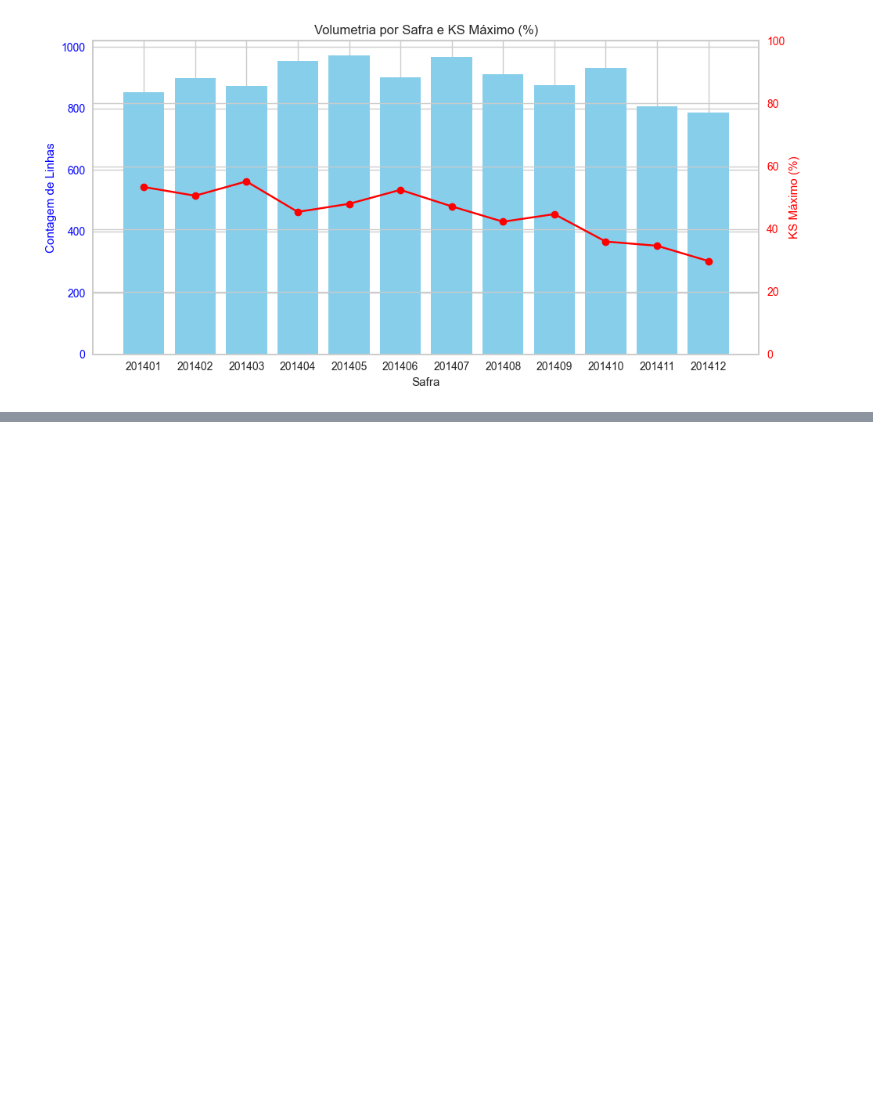
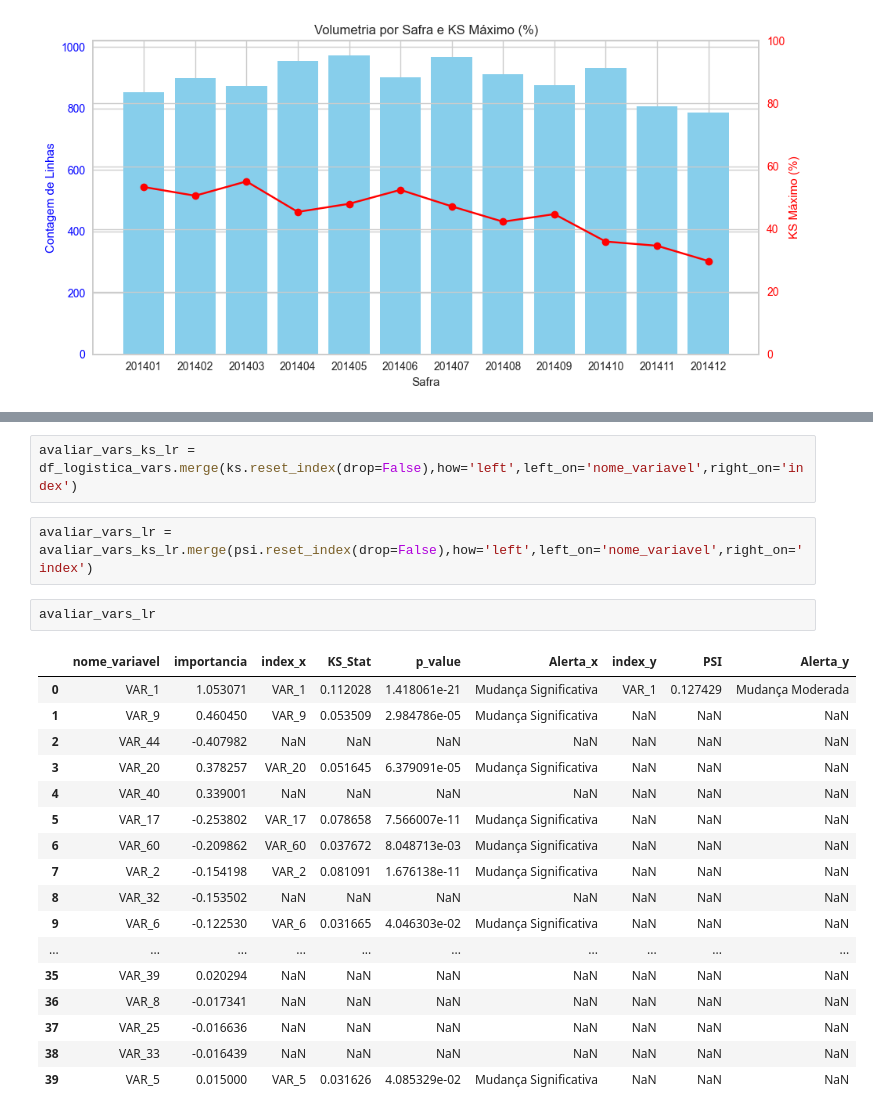
Before and after one commit to RodrigoFCMoreira/credit_scoring_ML_solver, a Jupyter notebook: 4 - Avaliar Técnica de modelagem.ipynb, the cells around one changed output, grey strips where cells are left out. Saved outputs shown, nothing was run; the diff lists cells and outputs as text; blank space fills up the shorter version.

```diff
--- a/4 - Avaliar Técnica de modelagem.ipynb
+++ b/4 - Avaliar Técnica de modelagem.ipynb
@@ -239,0 +321,24 @@ plotar_ks_safra(tabela_ks)
+# %%
+avaliar_vars_ks_lr = df_logistica_vars.merge(ks.reset_index(drop=False),how='left',left_on='nome_variavel',right_on='index')
+# %%
+avaliar_vars_lr = avaliar_vars_ks_lr.merge(psi.reset_index(drop=False),how='left',left_on='nome_variavel',right_on='index')
+# %%
+avaliar_vars_lr
+# %% [output]
+|  | nome_variavel | importancia | index_x | KS_Stat | p_value | Alerta_x | index_y | PSI | Alerta_y |
+| 0 | VAR_1 | 1.053071 | VAR_1 | 0.112028 | 1.418061e-21 | Mudança Significativa | VAR_1 | 0.127429 | Mudança Moderada |
+| 1 | VAR_9 | 0.460450 | VAR_9 | 0.053509 | 2.984786e-05 | Mudança Significativa | NaN | NaN | NaN |
+| 2 | VAR_44 | -0.407982 | NaN | NaN | NaN | NaN | NaN | NaN | NaN |
+| 3 | VAR_20 | 0.378257 | VAR_20 | 0.051645 | 6.379091e-05 | Mudança Significativa | NaN | NaN | NaN |
+| 4 | VAR_40 | 0.339001 | NaN | NaN | NaN | NaN | NaN | NaN | NaN |
+| 5 | VAR_17 | -0.253802 | VAR_17 | 0.078658 | 7.566007e-11 | Mudança Significativa | NaN | NaN | NaN |
+| 6 | VAR_60 | -0.209862 | VAR_60 | 0.037672 | 8.048713e-03 | Mudança Significativa | NaN | NaN | NaN |
+| 7 | VAR_2 | -0.154198 | VAR_2 | 0.081091 | 1.676138e-11 | Mudança Significativa | NaN | NaN | NaN |
+| 8 | VAR_32 | -0.153502 | NaN | NaN | NaN | NaN | NaN | NaN | NaN |
+| 9 | VAR_6 | -0.122530 | VAR_6 | 0.031665 | 4.046303e-02 | Mudança Significativa | NaN | NaN | NaN |
+| ... | ... | ... | ... | ... | ... | ... | ... | ... | ... |
+| 35 | VAR_39 | 0.020294 | NaN | NaN | NaN | NaN | NaN | NaN | NaN |
+| 36 | VAR_8 | -0.017341 | NaN | NaN | NaN | NaN | NaN | NaN | NaN |
+| 37 | VAR_25 | -0.016636 | NaN | NaN | NaN | NaN | NaN | NaN | NaN |
+| 38 | VAR_33 | -0.016439 | NaN | NaN | NaN | NaN | NaN | NaN | NaN |
+| 39 | VAR_5 | 0.015000 | VAR_5 | 0.031626 | 4.085329e-02 | Mudança Significativa | NaN | NaN | NaN |
```
Also changed, not shown: parts of 20 cells of this notebook.
